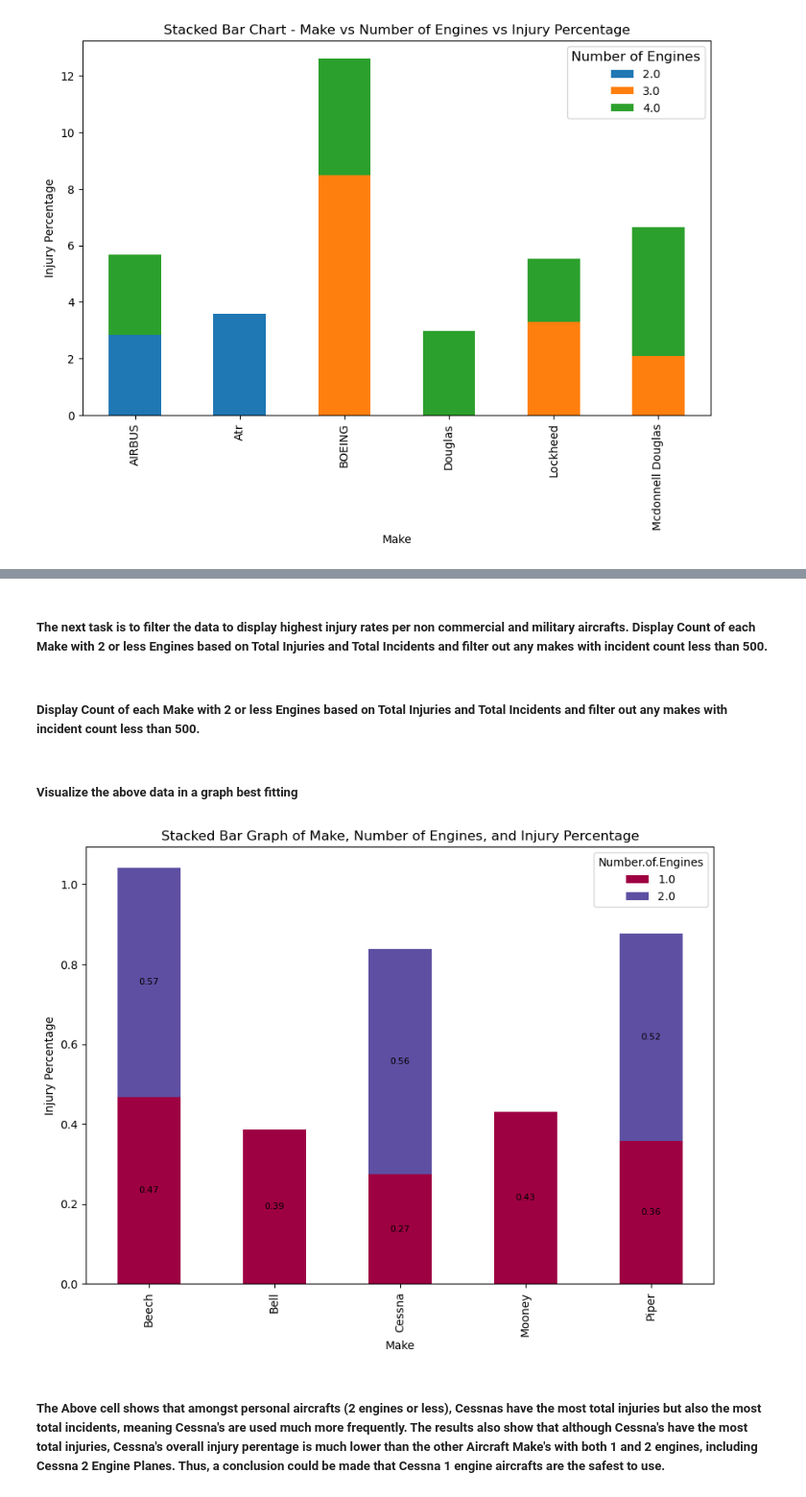
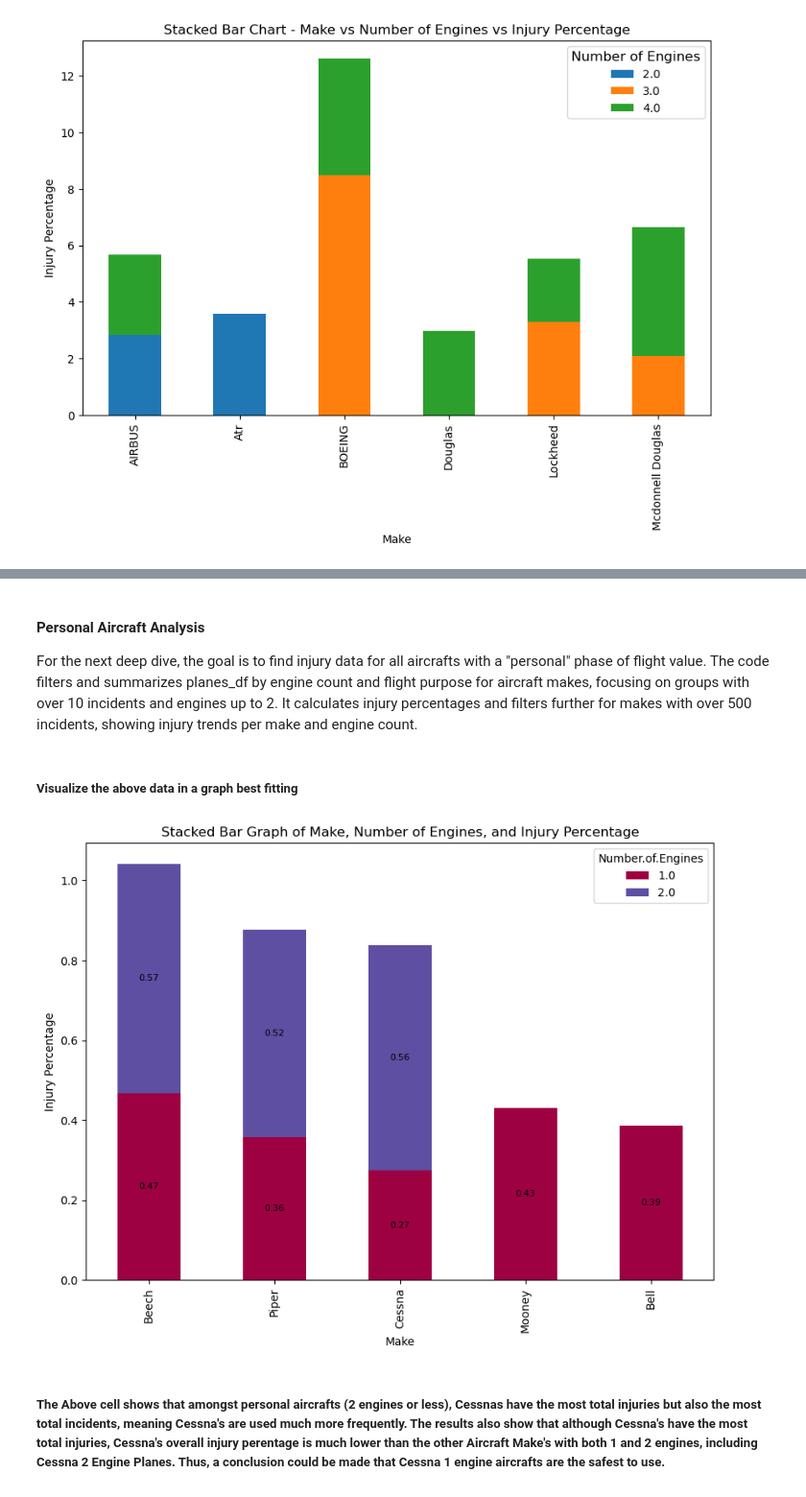
Before and after one commit to nealiyer88/Aviation-Data, a Jupyter notebook: student.ipynb, the cells around one changed output, grey strips where cells are left out. Shown at 96% size. Cells and saved outputs as stored; diff of their text form; code cells hidden in the pictures.

```diff
--- a/student.ipynb
+++ b/student.ipynb
@@ -131,5 +187,7 @@ plt.show()
-# %% [markdown]
-##### The next task is to filter the data to display highest injury rates per non commercial and military aircrafts.  Display Count of each Make with 2 or less Engines based on Total Injuries and Total Incidents and filter out any makes with incident count less than 500.
+# %% [markdown]
+#### Personal Aircraft Analysis
+
+For the next deep dive, the goal is to find injury data for all aircrafts with a "personal" phase of flight value.  The code filters and summarizes planes_df by engine count and flight purpose for aircraft makes, focusing on groups with over 10 incidents and engines up to 2. It calculates injury percentages and filters further for makes with over 500 incidents, showing injury trends per make and engine count.
 # %%
 # Group by specified columns and aggregate Total Injuries
 outcome = planes_df.groupby(['Number.of.Engines', 'Purpose.of.flight', 'Make'])['Total Injuries'].agg(['sum', 'count']).reset_index()
@@ -148,8 +206,6 @@ outcome = outcome[(outcome['Total Incidents'] > 10) & (outcome['Number.of.Engine
 sum_outcome = outcome.groupby(['Make', 'Number.of.Engines'])[['Total Injuries', 'Total Incidents', 'Injury Percentage']].sum().reset_index()
 sum_outcome = sum_outcome[sum_outcome['Total Incidents'] > 500]
 sum_outcome['Injury Percentage'] = sum_outcome['Total Injuries'] / sum_outcome['Total Incidents']
-# %% [markdown]
-##### Display Count of each Make with 2 or less Engines based on Total Injuries and Total Incidents and filter out any makes with incident count less than 500.
 # %% [markdown]
 ##### Visualize the above data in a graph best fitting
 # %%
@@ -179,43 +235,50 @@ sum_outcome['Injury Percentage'] = sum_outcome['Total Injuries'] / sum_outcome['
 # Set labels and title
 #ax1.set_title('Stacked Bar Chart - Make vs Number of Engines vs Total Incidents and Injury Percentage')
 #ax1.set_xlabel('Make')
 #ax1.set_ylabel('Total Incidents', color='black')
 #ax2.set_ylabel('Injury Percentage', color='black')
 
 # Set legends
 #ax1.legend(title='Number of Engines', title_fontsize='12', loc='upper left')
 #ax2.legend(title='Number of Engines', title_fontsize='12', loc='upper right')
 
 #plt.show()
 
-# Plot 3: Stacked Bar Graph for Injury Percentage
-# This is a placeholder step
+# Get the top 5 makes with the largest injury percentage
 top_makes = sum_outcome.groupby('Make')['Injury Percentage'].sum().nlargest(5).index
 filtered_df = sum_outcome[sum_outcome['Make'].isin(top_makes)]
 
 # Create the pivot table for the filtered DataFrame
 pivot_df3 = filtered_df.pivot(index='Make', columns='Number.of.Engines', values='Injury Percentage')
 
-# Step 2: Plot the graph
-ax = pivot_df3.plot(kind='bar', stacked=True, colormap='Spectral', figsize=(10, 7))
+# Sum up the Injury Percentage for each make across all engine types
+pivot_df3['Total'] = pivot_df3.sum(axis=1)
+
+# Sort the DataFrame based on the total Injury Percentage across all engine types
+pivot_df3_sorted = pivot_df3.sort_values('Total', ascending=False)
+
+# Drop the 'Total' column as it's no longer needed for plotting
+pivot_df3_sorted = pivot_df3_sorted.drop('Total', axis=1)
+
+# Plot the graph with the sorted data
+ax = pivot_df3_sorted.plot(kind='bar', stacked=True, colormap='Spectral', figsize=(10, 7))
 
 # Add labels and title
 plt.xlabel('Make')
 plt.ylabel('Injury Percentage')
 plt.title('Stacked Bar Graph of Make, Number of Engines, and Injury Percentage')
 
-# Step 3: Add labels to specific bars
-for bar in ax.patches: # Iterate over each bar
-    # Determine position and height to place the label
+# Add labels to specific bars
+for bar in ax.patches:
     height = bar.get_height()
-    if height > 0: # If you want to filter further, you can do so here
+    if height > 0:  # Add labels only to bars with a height greater than 0
         plt.text(bar.get_x() + bar.get_width() / 2., bar.get_y() + height / 2.,
-                 '{0:.2f}'.format(height), ha="center", va="center", color="black", fontsize=8)
+                 '{0:.2f}'.format(height), ha='center', va='center', color='black', fontsize=8)
 
 # Show the plot
 plt.show()
 # %% [output]
-[figure, old version]
+[figure, new version]
 # %% [markdown]
 ##### The Above cell shows that amongst personal aircrafts (2 engines or less), Cessnas have the most total injuries but also the most total incidents, meaning Cessna's are used much more frequently.  The results also show that although Cessna's have the most total injuries, Cessna's overall injury perentage is much lower than the other Aircraft Make's with both 1 and 2 engines, including Cessna 2 Engine Planes. Thus, a conclusion could be made that Cessna 1 engine aircrafts are the safest to use.
 # %% [markdown]
```
Also changed, not shown: parts of 21 cells of this notebook, 1 other file.
